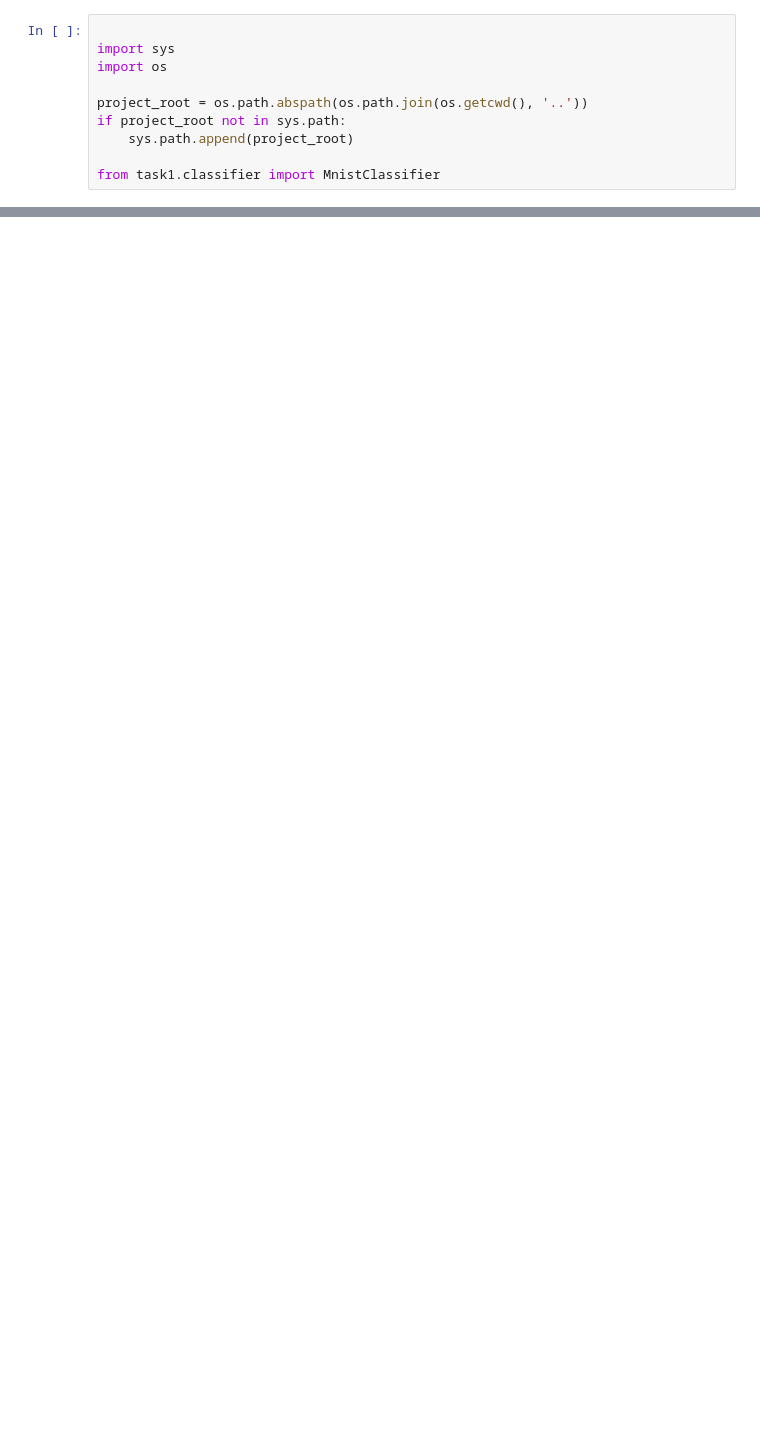
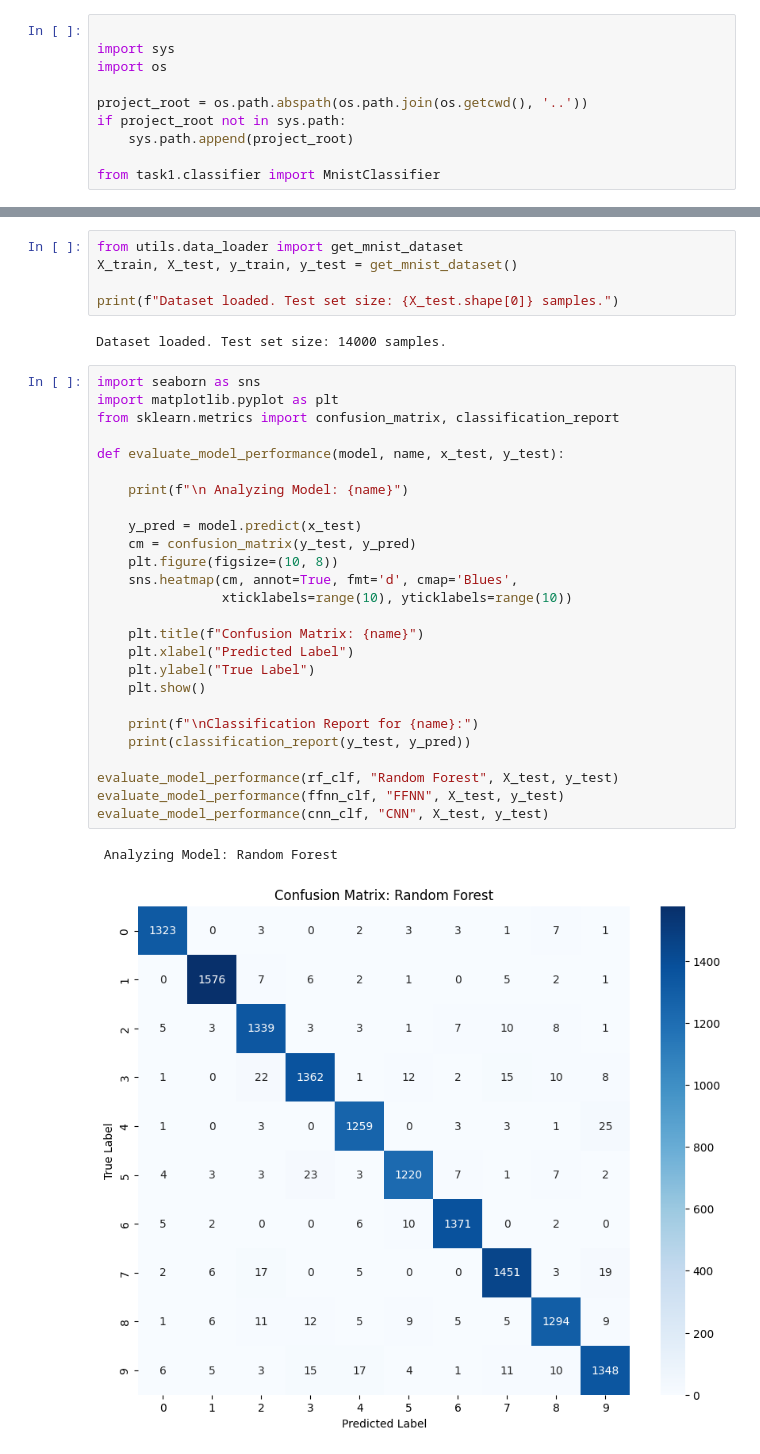
Before and after one commit to tallchildvi/test-assignment, a Jupyter notebook: task1/demo.ipynb, the cells around one changed output, grey strips where cells are left out. Saved outputs shown, nothing was run; the diff lists cells and outputs as text; blank space fills up the shorter version.

```diff
--- a/task1/demo.ipynb
+++ b/task1/demo.ipynb
@@ -71,2 +70,38 @@ Weights loaded from ../weights/cnn_model.pth
 * To create a public link, set `share=True` in `launch()`.
 [interactive output not drawn]
+# %%
+from utils.data_loader import get_mnist_dataset
+X_train, X_test, y_train, y_test = get_mnist_dataset()
+
+print(f"Dataset loaded. Test set size: {X_test.shape[0]} samples.")
+# %% [output]
+Dataset loaded. Test set size: 14000 samples.
+# %%
+import seaborn as sns
+import matplotlib.pyplot as plt
+from sklearn.metrics import confusion_matrix, classification_report
+
+def evaluate_model_performance(model, name, x_test, y_test):
+
+    print(f"\n Analyzing Model: {name}")
+
+    y_pred = model.predict(x_test)
+    cm = confusion_matrix(y_test, y_pred)
+    plt.figure(figsize=(10, 8))
+    sns.heatmap(cm, annot=True, fmt='d', cmap='Blues',
+                xticklabels=range(10), yticklabels=range(10))
+
+    plt.title(f"Confusion Matrix: {name}")
+    plt.xlabel("Predicted Label")
+    plt.ylabel("True Label")
+    plt.show()
+
+    print(f"\nClassification Report for {name}:")
+    print(classification_report(y_test, y_pred))
+
+evaluate_model_performance(rf_clf, "Random Forest", X_test, y_test)
+evaluate_model_performance(ffnn_clf, "FFNN", X_test, y_test)
+evaluate_model_performance(cnn_clf, "CNN", X_test, y_test)
+# %% [output]
+ Analyzing Model: Random Forest
+[figure, added]
```
Also changed, not shown: parts of 2 cells of this notebook, 4 other files.
